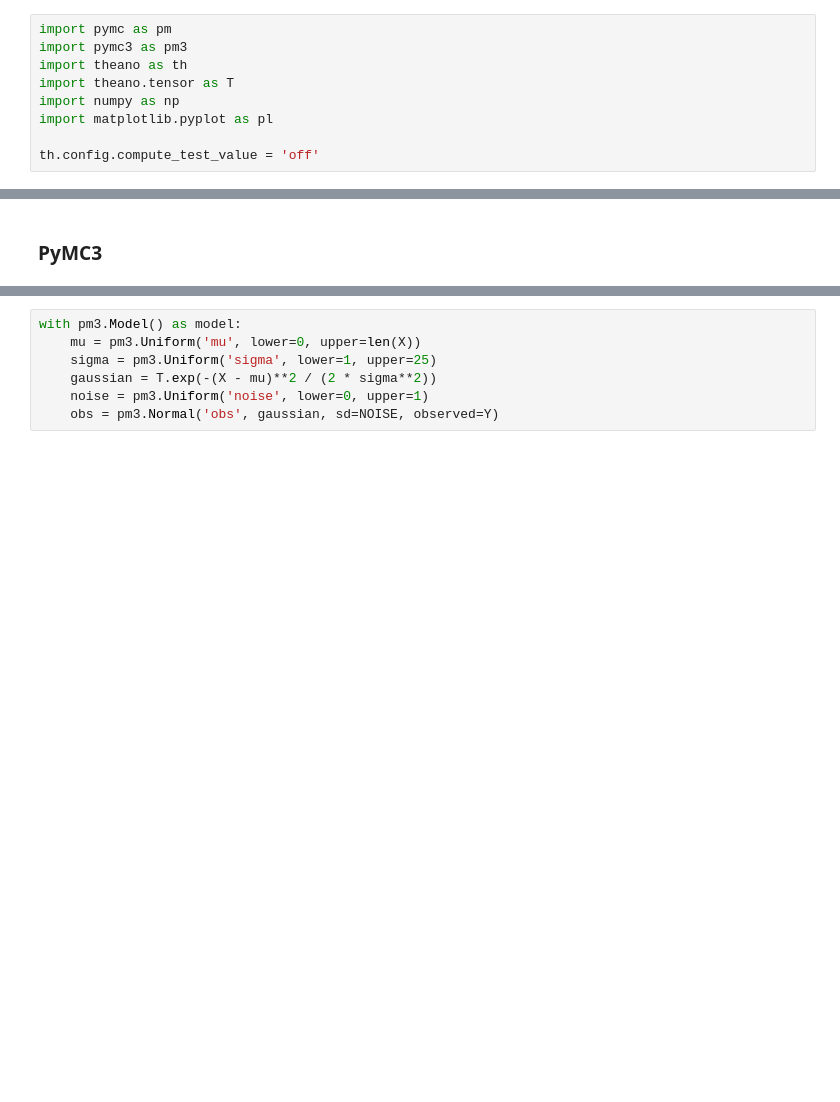
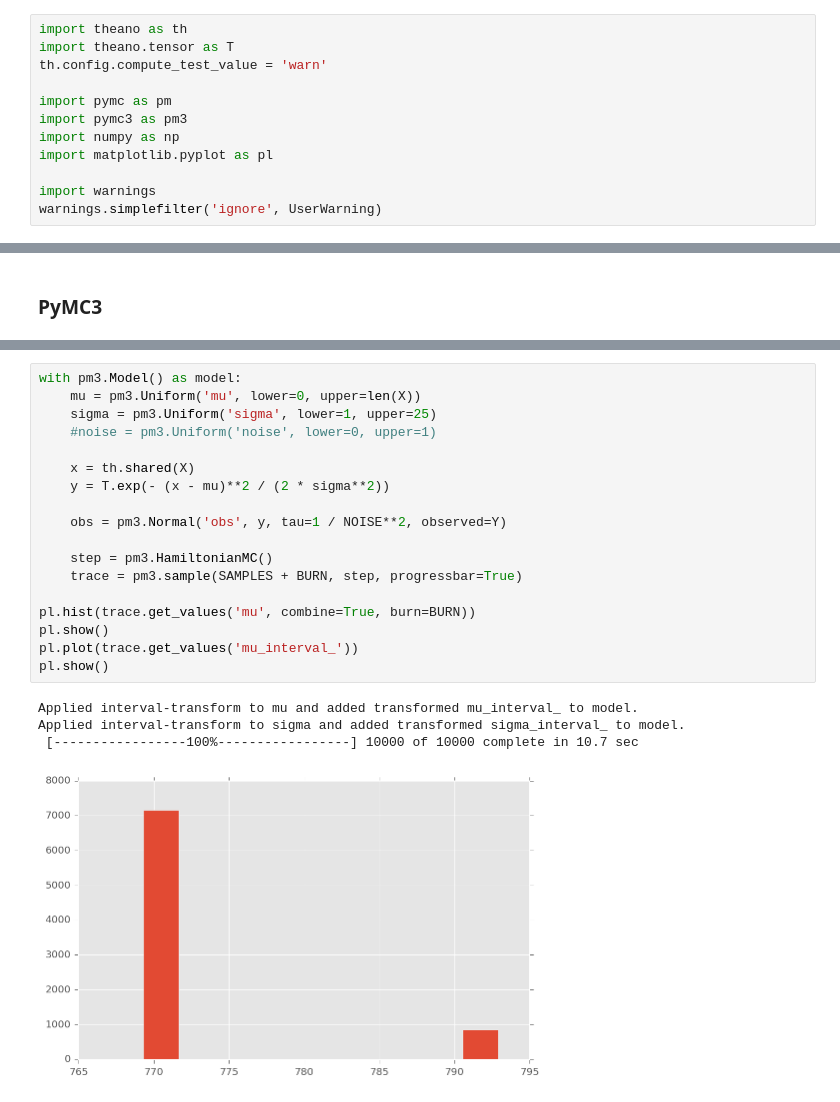
Before and after one commit to dseuss/notebooks, a Jupyter notebook: pymc2pymc3.ipynb, the cells around one changed output, grey strips where cells are left out. Cells and saved outputs as stored; diff of their text form; blank space fills up the shorter version.

```diff
--- a/pymc2pymc3.ipynb
+++ b/pymc2pymc3.ipynb
@@ -1,9 +1,12 @@
 # %%
+import theano as th
+import theano.tensor as T
+th.config.compute_test_value = 'warn'
+
 import pymc as pm
 import pymc3 as pm3
-import theano as th
-import theano.tensor as T
 import numpy as np
 import matplotlib.pyplot as pl
 
-th.config.compute_test_value = 'off'
+import warnings
+warnings.simplefilter('ignore', UserWarning)
@@ -50,7 +64,23 @@ pl.show()
 # %%
 with pm3.Model() as model:
     mu = pm3.Uniform('mu', lower=0, upper=len(X))
     sigma = pm3.Uniform('sigma', lower=1, upper=25)
-    gaussian = T.exp(-(X - mu)**2 / (2 * sigma**2))
-    noise = pm3.Uniform('noise', lower=0, upper=1)
-    obs = pm3.Normal('obs', gaussian, sd=NOISE, observed=Y)
+    #noise = pm3.Uniform('noise', lower=0, upper=1)
+
+    x = th.shared(X)
+    y = T.exp(- (x - mu)**2 / (2 * sigma**2))
+
+    obs = pm3.Normal('obs', y, tau=1 / NOISE**2, observed=Y)
+
+    step = pm3.HamiltonianMC()
+    trace = pm3.sample(SAMPLES + BURN, step, progressbar=True)
+
+pl.hist(trace.get_values('mu', combine=True, burn=BURN))
+pl.show()
+pl.plot(trace.get_values('mu_interval_'))
+pl.show()
+# %% [output]
+Applied interval-transform to mu and added transformed mu_interval_ to model.
+Applied interval-transform to sigma and added transformed sigma_interval_ to model.
+ [-----------------100%-----------------] 10000 of 10000 complete in 10.7 sec
+[figure, added]
```
Also changed, not shown: parts of 15 cells of this notebook, 1 other file.
